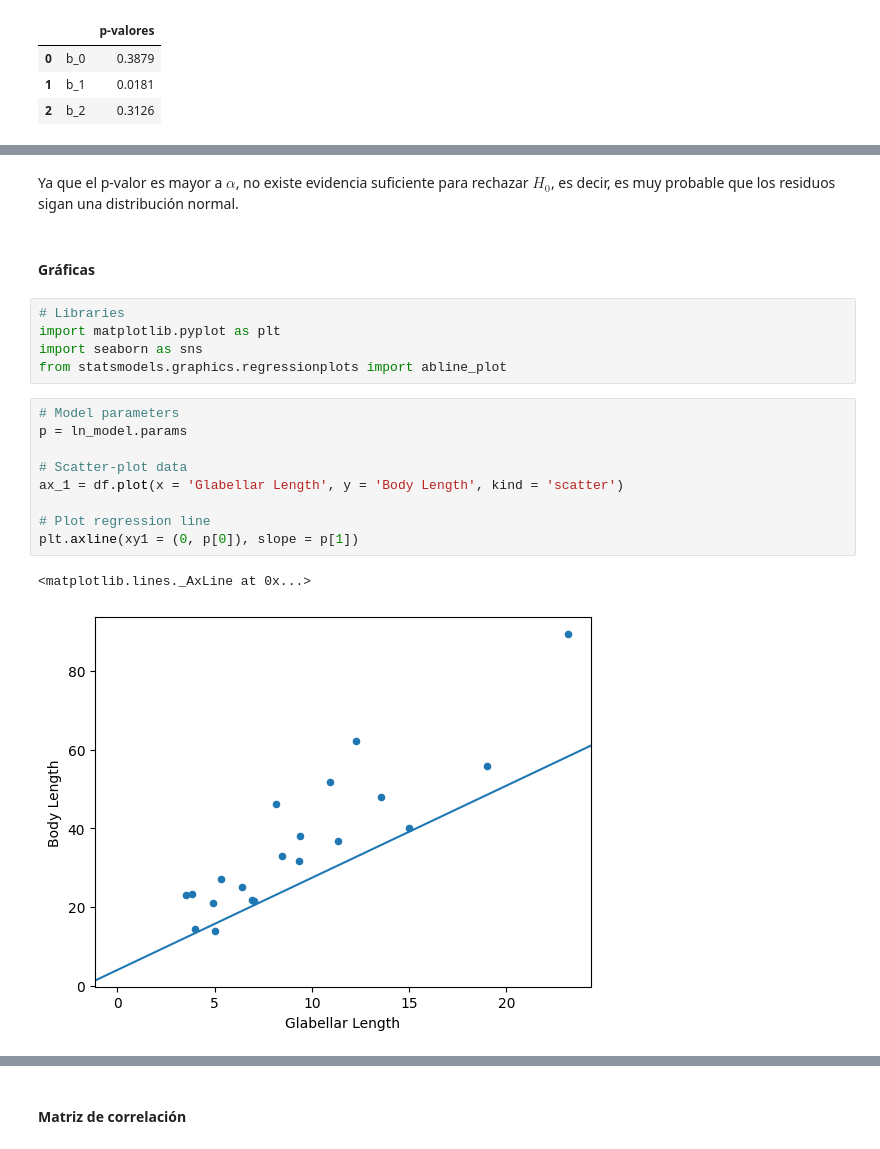
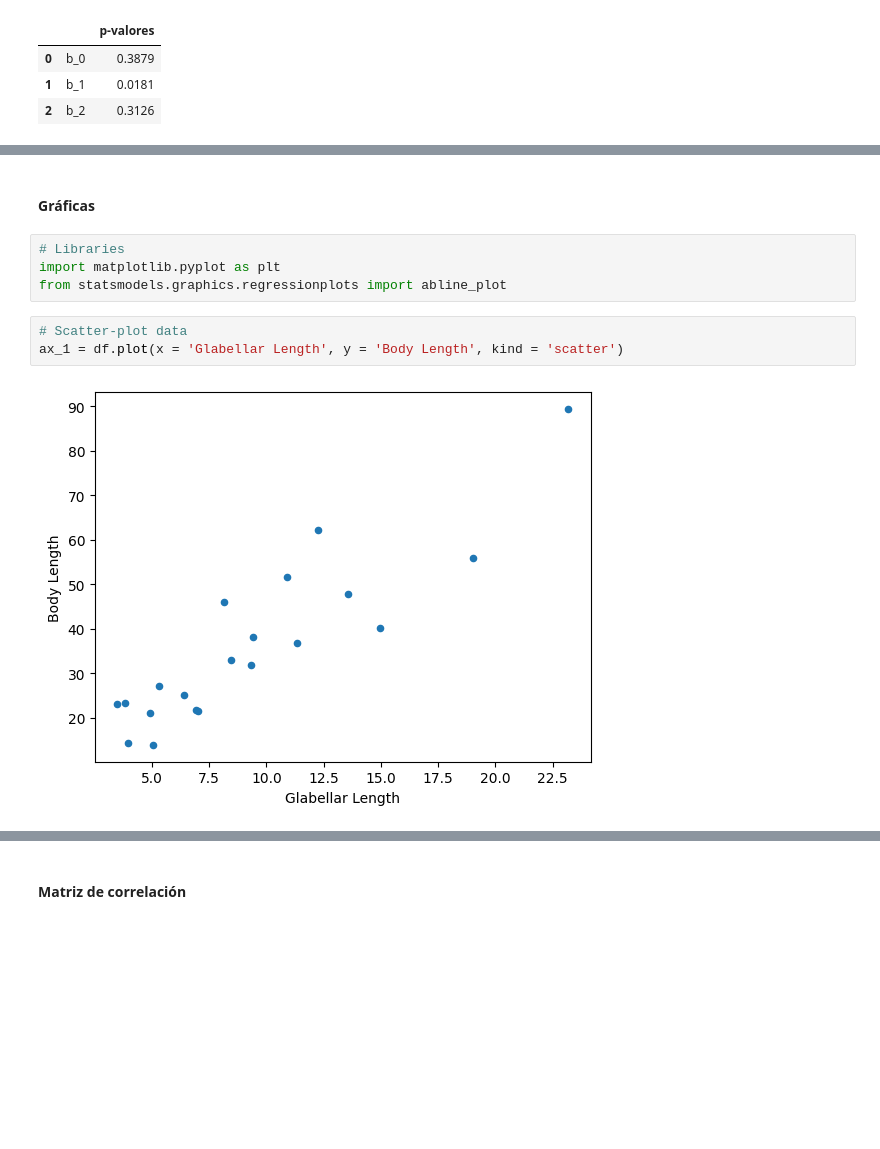
Before and after one commit to SandovalAguilar/estadistica, a Jupyter notebook: tercer_parcial/examen_notebook.ipynb, the cells around one changed output, grey strips where cells are left out. Drawn from its saved outputs; the diff is of its cells as text; blank space fills up the shorter version.

```diff
--- a/tercer_parcial/examen_notebook.ipynb
+++ b/tercer_parcial/examen_notebook.ipynb
@@ -141,23 +122,13 @@ round(shapiro(residuals).pvalue, 4)
-# %% [markdown]
-Ya que el p-valor es mayor a $\alpha$, no existe evidencia suficiente para rechazar $H_0$, es decir, es muy probable que los residuos sigan una distribución normal.
 # %% [markdown]
 #### Gráficas
 # %%
 # Libraries
 import matplotlib.pyplot as plt
-import seaborn as sns
 from statsmodels.graphics.regressionplots import abline_plot
 # %%
-# Model parameters
-p = ln_model.params
-
 # Scatter-plot data
 ax_1 = df.plot(x = 'Glabellar Length', y = 'Body Length', kind = 'scatter')
-
-# Plot regression line
-plt.axline(xy1 = (0, p[0]), slope = p[1])
 # %% [output]
-<matplotlib.lines._AxLine at 0x...>
-[figure, old version]
+[figure, new version]
 # %%
 ax_2 = df.plot(x = 'Glabellar Width', y = 'Body Length', kind = 'scatter')
```
Also changed, not shown: parts of 18 cells of this notebook.
